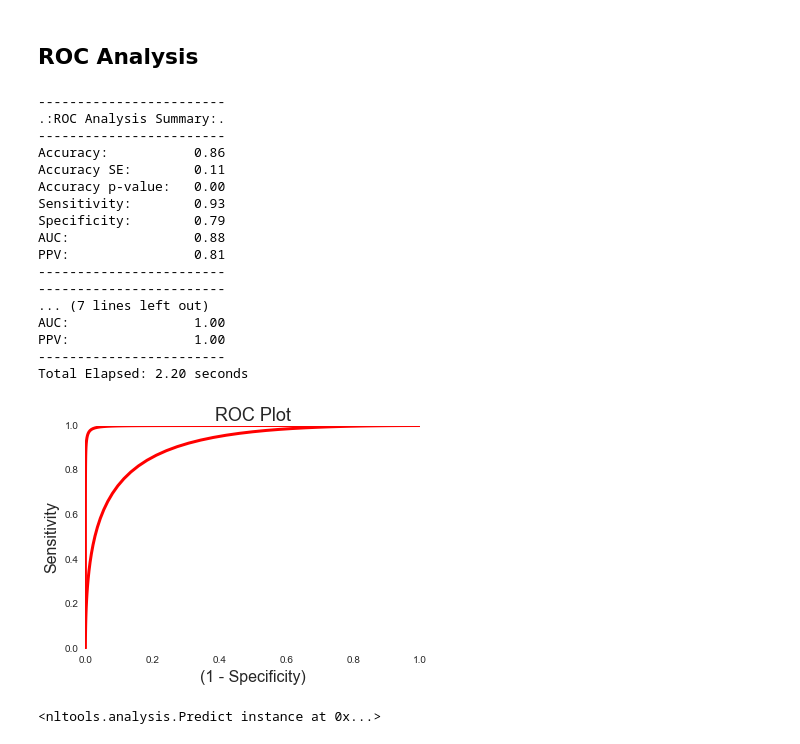
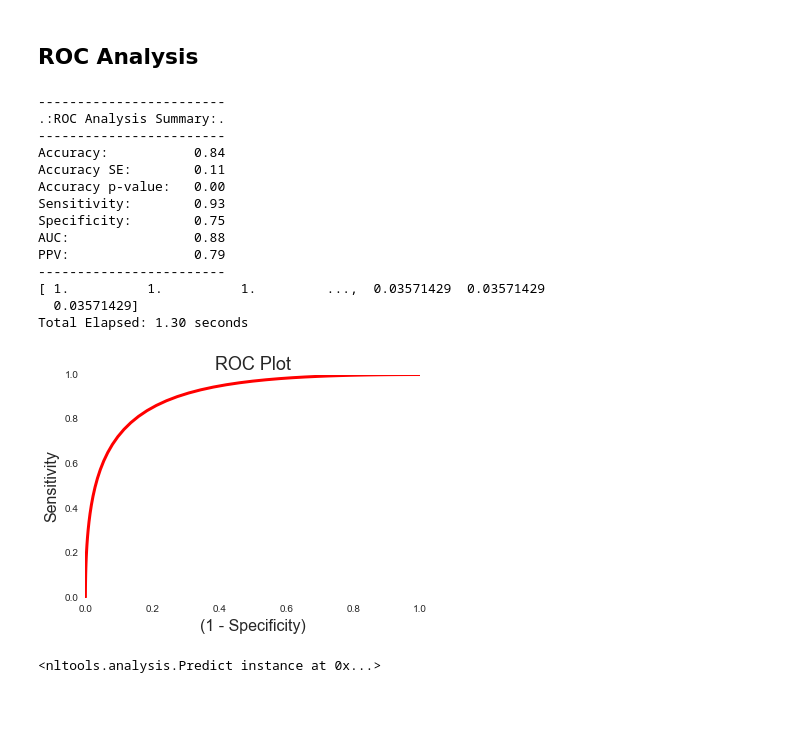
Before and after one commit to cosanlab/nltools, a Jupyter notebook: scripts/Neurolearn_Test_Script.ipynb, the cells around one changed output. Saved outputs shown, nothing was run; the diff lists cells and outputs as text; code cells hidden in the pictures; blank space fills up the shorter version.

```diff
--- a/scripts/Neurolearn_Test_Script.ipynb
+++ b/scripts/Neurolearn_Test_Script.ipynb
@@ -128,43 +128,43 @@ Elapsed: 44.62 seconds
 # %%
 tic = time.time() #Start Timer
 
 # Create Variables
 negvneu.yfit
 include = (negvneu.Y==3) | (negvneu.Y==1)
 input_values = negvneu.yfit[include]
 binary_outcome = negvneu.Y[include]
 binary_outcome = binary_outcome==3
 
 # Single-Interval
 roc = Roc(input_values=input_values, binary_outcome=binary_outcome)
 roc.plot()
 roc.summary()
 
-# Forced Choice
-roc_fc = Roc(input_values=input_values, binary_outcome=binary_outcome, forced_choice=True)
-roc_fc.plot()
-roc_fc.summary()
+print roc.tpr
+roc.accuracy
+
+# # Forced Choice
+# roc_fc = Roc(input_values=input_values, binary_outcome=binary_outcome, forced_choice=True)
+# roc_fc.plot()
+# roc_fc.summary()
 
 print 'Total Elapsed: %.2f seconds' % (time.time() - tic) #Stop timer
 # %% [output]
 ------------------------
 .:ROC Analysis Summary:.
 ------------------------
-Accuracy:           0.86
+Accuracy:           0.84
 Accuracy SE:        0.11
 Accuracy p-value:   0.00
 Sensitivity:        0.93
-Specificity:        0.79
+Specificity:        0.75
 AUC:                0.88
-PPV:                0.81
+PPV:                0.79
 ------------------------
-------------------------
-... (7 lines left out)
-AUC:                1.00
-PPV:                1.00
-------------------------
-Total Elapsed: 2.20 seconds
+[ 1.          1.          1.         ...,  0.03571429  0.03571429
+  0.03571429]
+Total Elapsed: 1.30 seconds
-[figure, old version]
+[figure, new version]
 # %%
 from nilearn.input_data import NiftiMasker
 mask = nb.load('/Users/lukechang/Github/neurolearn/nltools/resources/MNI152_T1_2mm_brain_mask_dil.nii.gz')
```
Also changed, not shown: parts of 2 cells of this notebook, 10 other files.
